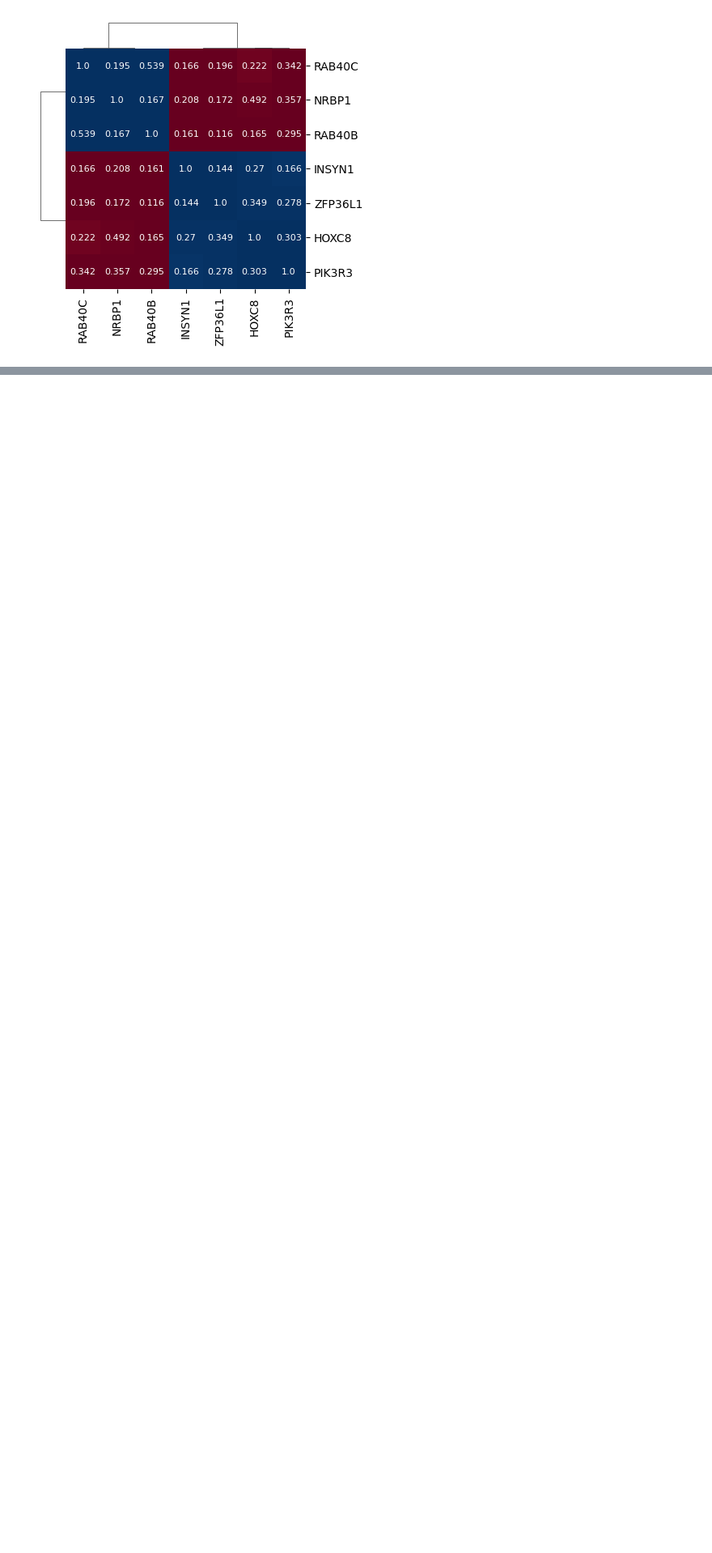
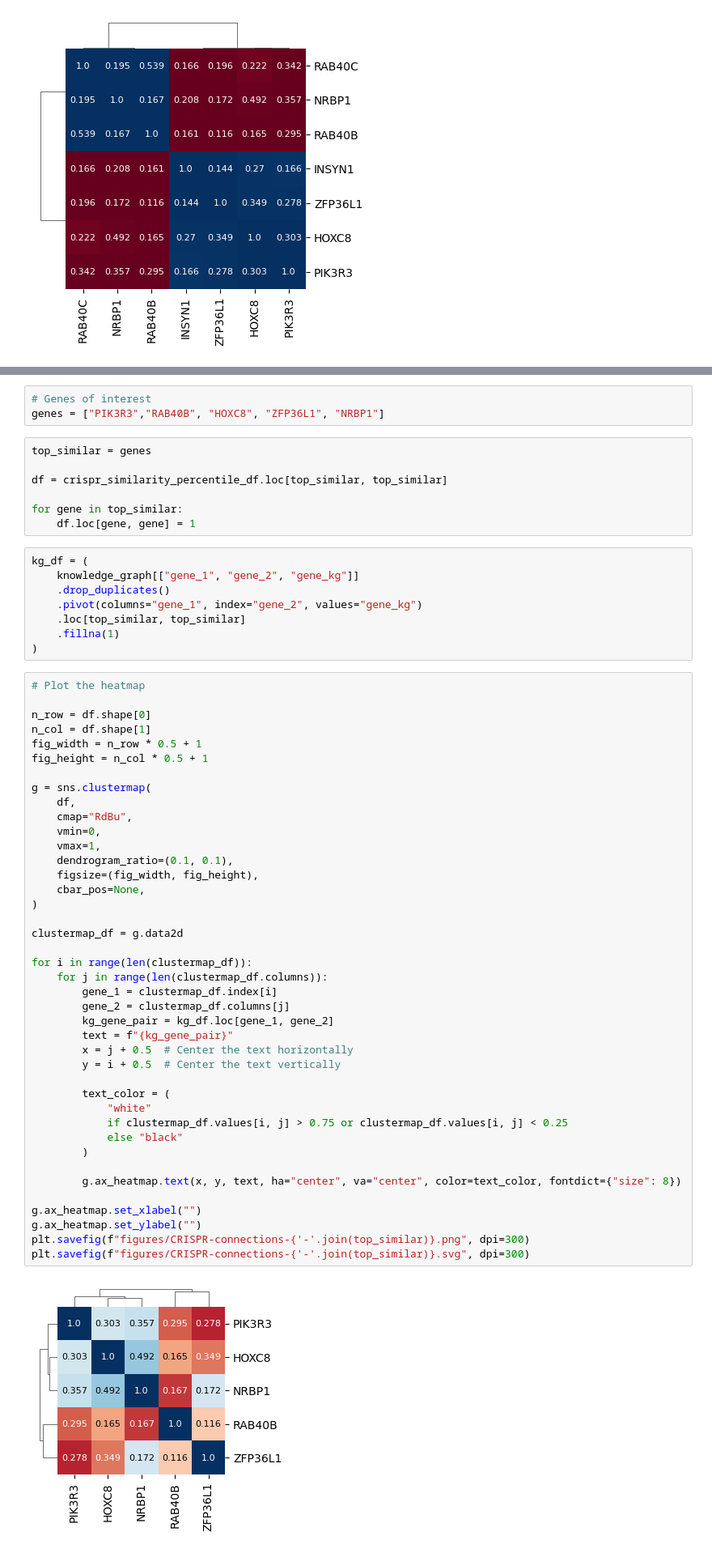
Before and after one commit to jump-cellpainting/2024_Chandrasekaran_Morphmap, a Jupyter notebook: 07.compute-cosine-similarities/12.explore-RAB40B-INSYN1-connections.ipynb, the cells around one changed output, grey strips where cells are left out. Shown at 81% size. Saved outputs shown, nothing was run; the diff lists cells and outputs as text; blank space fills up the shorter version.

Commit message:
CRISPR heatmap for RAB40B story

```diff
--- a/07.compute-cosine-similarities/12.explore-RAB40B-INSYN1-connections.ipynb
+++ b/07.compute-cosine-similarities/12.explore-RAB40B-INSYN1-connections.ipynb
@@ -147,0 +152,61 @@ plt.savefig(f"figures/ORF-connections-{'-'.join(top_similar)}.svg", dpi=300)
+# %%
+# Genes of interest
+genes = ["PIK3R3","RAB40B", "HOXC8", "ZFP36L1", "NRBP1"]
+# %%
+top_similar = genes
+
+df = crispr_similarity_percentile_df.loc[top_similar, top_similar]
+
+for gene in top_similar:
+    df.loc[gene, gene] = 1
+# %%
+kg_df = (
+    knowledge_graph[["gene_1", "gene_2", "gene_kg"]]
+    .drop_duplicates()
+    .pivot(columns="gene_1", index="gene_2", values="gene_kg")
+    .loc[top_similar, top_similar]
+    .fillna(1)
+)
+# %%
+# Plot the heatmap
+
+n_row = df.shape[0]
+n_col = df.shape[1]
+fig_width = n_row * 0.5 + 1
+fig_height = n_col * 0.5 + 1
+
+g = sns.clustermap(
+    df,
+    cmap="RdBu",
+    vmin=0,
+    vmax=1,
+    dendrogram_ratio=(0.1, 0.1),
+    figsize=(fig_width, fig_height),
+    cbar_pos=None,
+)
+
+clustermap_df = g.data2d
+
+for i in range(len(clustermap_df)):
+    for j in range(len(clustermap_df.columns)):
+        gene_1 = clustermap_df.index[i]
+        gene_2 = clustermap_df.columns[j]
+        kg_gene_pair = kg_df.loc[gene_1, gene_2]
+        text = f"{kg_gene_pair}"
+        x = j + 0.5  # Center the text horizontally
+        y = i + 0.5  # Center the text vertically
+
+        text_color = (
+            "white"
+            if clustermap_df.values[i, j] > 0.75 or clustermap_df.values[i, j] < 0.25
+            else "black"
+        )
+
+        g.ax_heatmap.text(x, y, text, ha="center", va="center", color=text_color, fontdict={"size": 8})
+
+g.ax_heatmap.set_xlabel("")
+g.ax_heatmap.set_ylabel("")
+plt.savefig(f"figures/CRISPR-connections-{'-'.join(top_similar)}.png", dpi=300)
+plt.savefig(f"figures/CRISPR-connections-{'-'.join(top_similar)}.svg", dpi=300)
+# %% [output]
+[figure, added]
```
Also changed, not shown: parts of 1 cell of this notebook, 3 other files.
